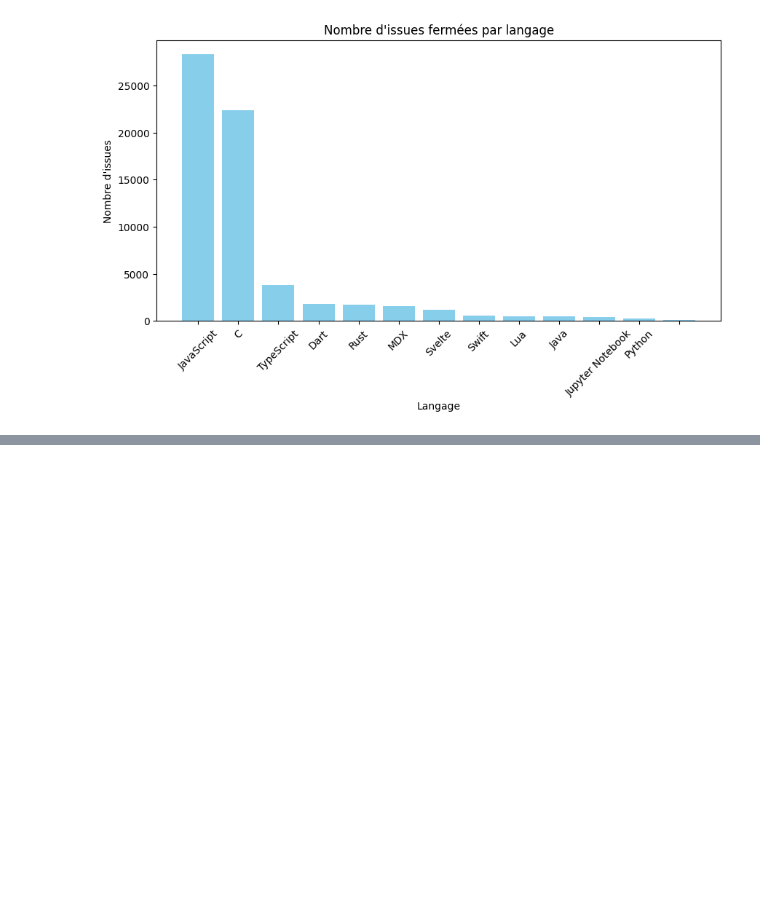
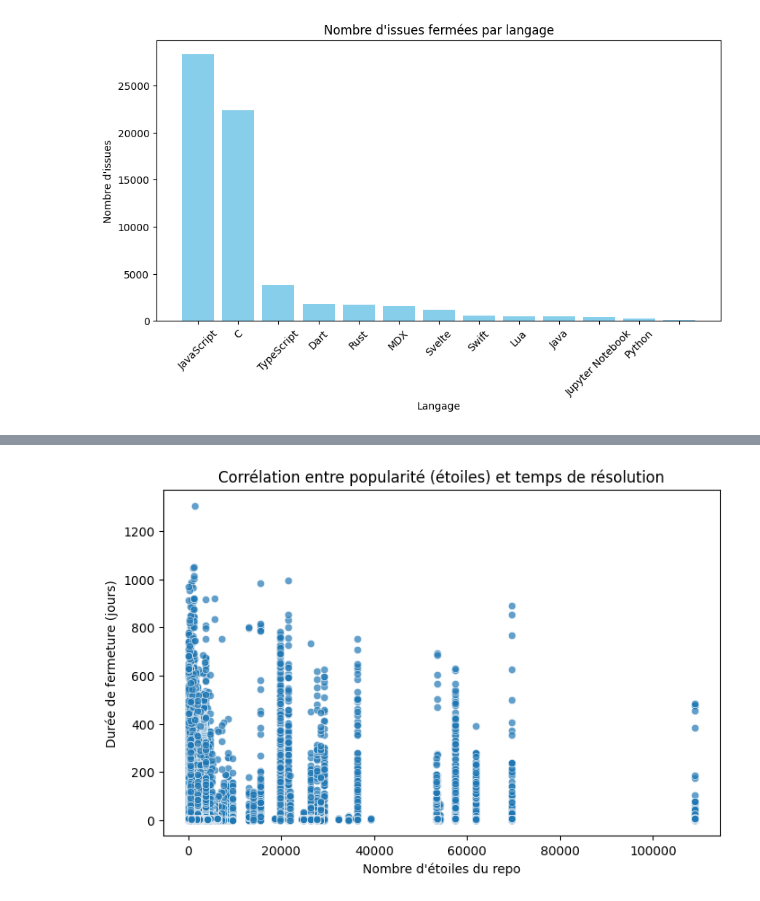
Before and after one commit to TriguiB/Big-Data, a Jupyter notebook: notebooks/data_viz.ipynb, the cells around one changed output, grey strips where cells are left out. Drawn from its saved outputs; the diff is of its cells as text; code cells hidden in the pictures; blank space fills up the shorter version.

```diff
--- a/notebooks/data_viz.ipynb
+++ b/notebooks/data_viz.ipynb
@@ -56,0 +39,9 @@ AttributeError: 'NaTType' object has no attribute 'normalize'
+# %%
+plt.figure(figsize=(8, 5))
+sns.scatterplot(data=df, x="stars", y="duration", alpha=0.7)
+plt.xlabel("Nombre d'étoiles du repo")
+plt.ylabel("Durée de fermeture (jours)")
+plt.title("Corrélation entre popularité (étoiles) et temps de résolution")
+plt.show()
+# %% [output]
+[figure, added]
```
Also changed, not shown: parts of 4 cells of this notebook, 3 other files.
